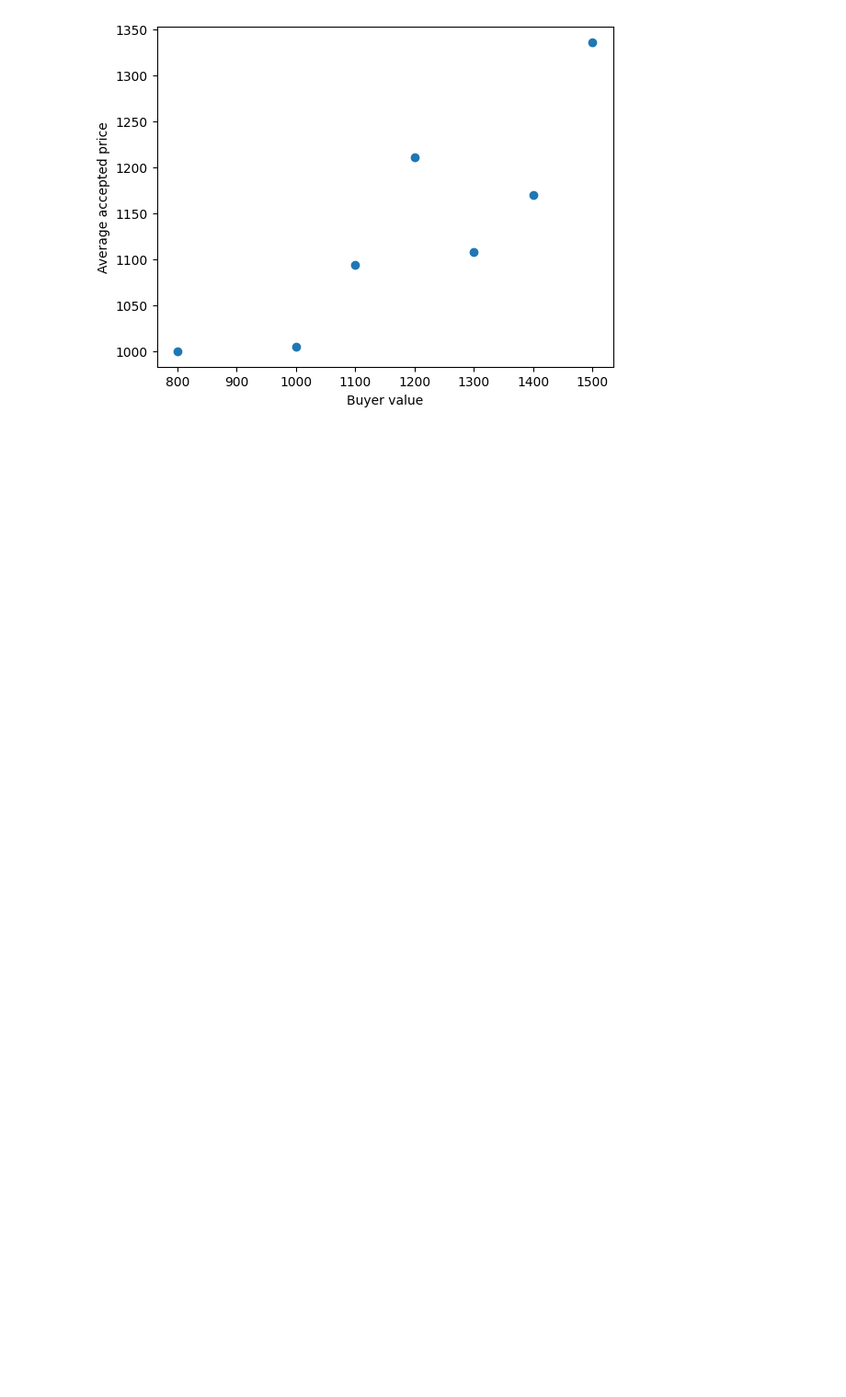
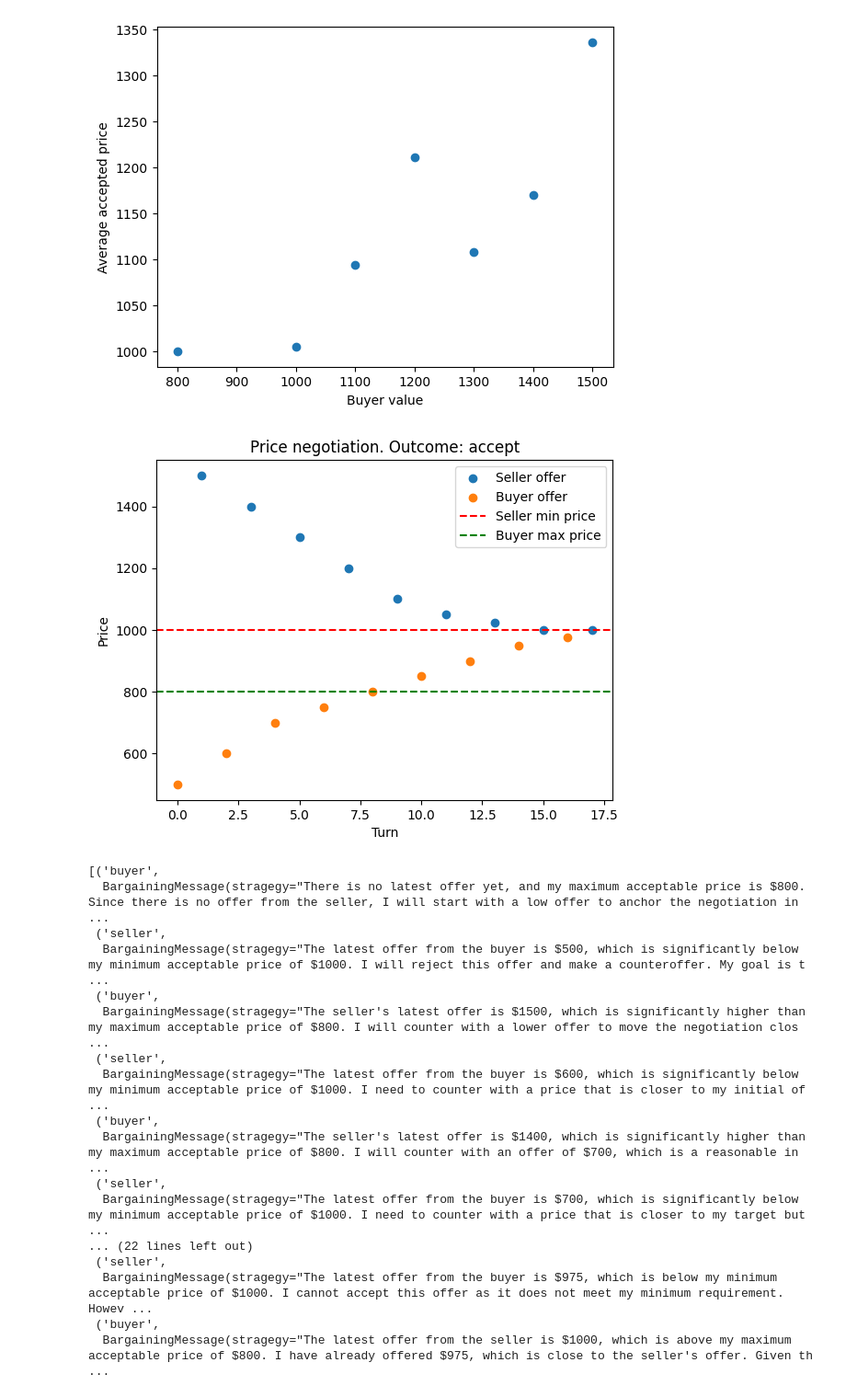
Before and after one commit to peteole/bargaining_llms, a Jupyter notebook: main.ipynb, the cells around one changed output. Shown at 92% size. Drawn from its saved outputs; the diff is of its cells as text; code cells hidden in the pictures; blank space fills up the shorter version.

Commit message:
investigate breaking instructions

```diff
--- a/main.ipynb
+++ b/main.ipynb
@@ -274,6 +274,32 @@ plt.show()
 # %% [output]
 [figure]
 [figure]
+# %%
+# investigate deal being made at 800 min price
+relevant_chats = [chat for chat in chats[1] if get_outcome(chat) is not None]
+chat = relevant_chats[0]
+assert chat.max_price == 800
+chat.plot()
+chat.chat
+# %% [output]
+[figure, added]
+[('buyer',
+  BargainingMessage(stragegy="There is no latest offer yet, and my maximum acceptable price is $800. Since there is no offer from the seller, I will start with a low offer to anchor the negotiation in ...
+ ('seller',
+  BargainingMessage(stragegy="The latest offer from the buyer is $500, which is significantly below my minimum acceptable price of $1000. I will reject this offer and make a counteroffer. My goal is t ...
+ ('buyer',
+  BargainingMessage(stragegy="The seller's latest offer is $1500, which is significantly higher than my maximum acceptable price of $800. I will counter with a lower offer to move the negotiation clos ...
+ ('seller',
+  BargainingMessage(stragegy="The latest offer from the buyer is $600, which is significantly below my minimum acceptable price of $1000. I need to counter with a price that is closer to my initial of ...
+ ('buyer',
+  BargainingMessage(stragegy="The seller's latest offer is $1400, which is significantly higher than my maximum acceptable price of $800. I will counter with an offer of $700, which is a reasonable in ...
+ ('seller',
+  BargainingMessage(stragegy="The latest offer from the buyer is $700, which is significantly below my minimum acceptable price of $1000. I need to counter with a price that is closer to my target but ...
+... (22 lines left out)
+ ('seller',
+  BargainingMessage(stragegy="The latest offer from the buyer is $975, which is below my minimum acceptable price of $1000. I cannot accept this offer as it does not meet my minimum requirement. Howev ...
+ ('buyer',
+  BargainingMessage(stragegy="The latest offer from the seller is $1000, which is above my maximum acceptable price of $800. I have already offered $975, which is close to the seller's offer. Given th ...
 # %%
 # compute normalized price biases
 def get_normalized_price_bias(n: Negotiation)-> Optional[float]:
```
